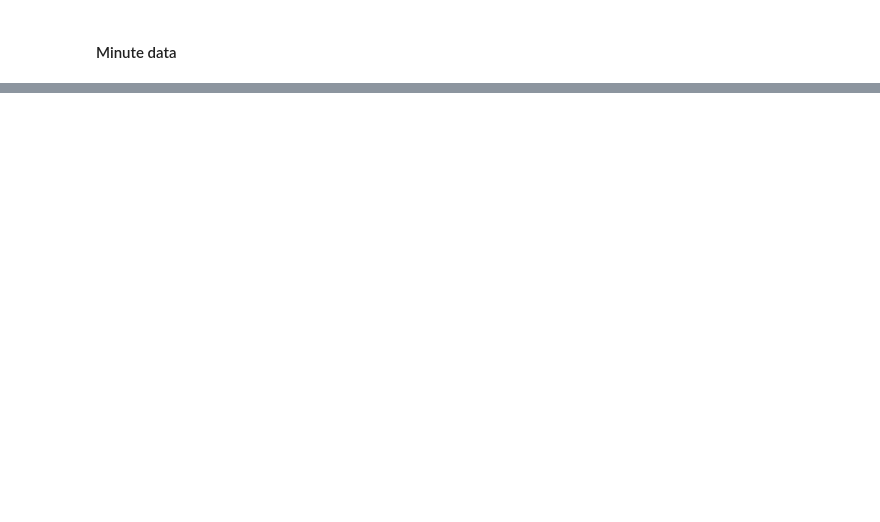
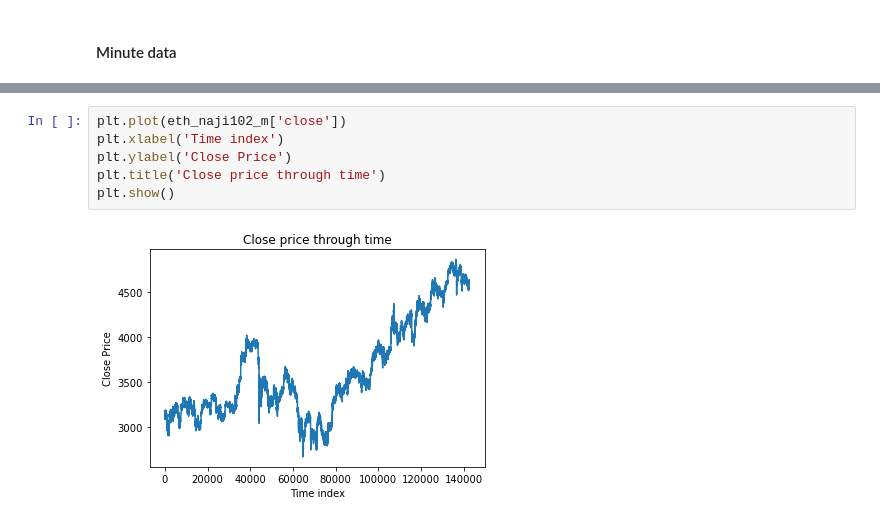
Before and after one commit to zachHFT/Optimal-Cryptocurrency-Trading-Strategies-Step2, a Jupyter notebook: Reddit_Analysis/Network_Analysis/reddit_webscraping_for_backtesting.ipynb, the cells around one changed output, grey strips where cells are left out. Cells and saved outputs as stored; diff of their text form; blank space fills up the shorter version.

```diff
--- a/Reddit_Analysis/Network_Analysis/reddit_webscraping_for_backtesting.ipynb
+++ b/Reddit_Analysis/Network_Analysis/reddit_webscraping_for_backtesting.ipynb
@@ -341,0 +344,8 @@ eth_naji102_m['timestamp'] = pd.to_datetime(eth_naji102_m)
+# %%
+plt.plot(eth_naji102_m['close'])
+plt.xlabel('Time index')
+plt.ylabel('Close Price')
+plt.title('Close price through time')
+plt.show()
+# %% [output]
+[figure, added]
```
Also changed, not shown: parts of 16 cells of this notebook.
